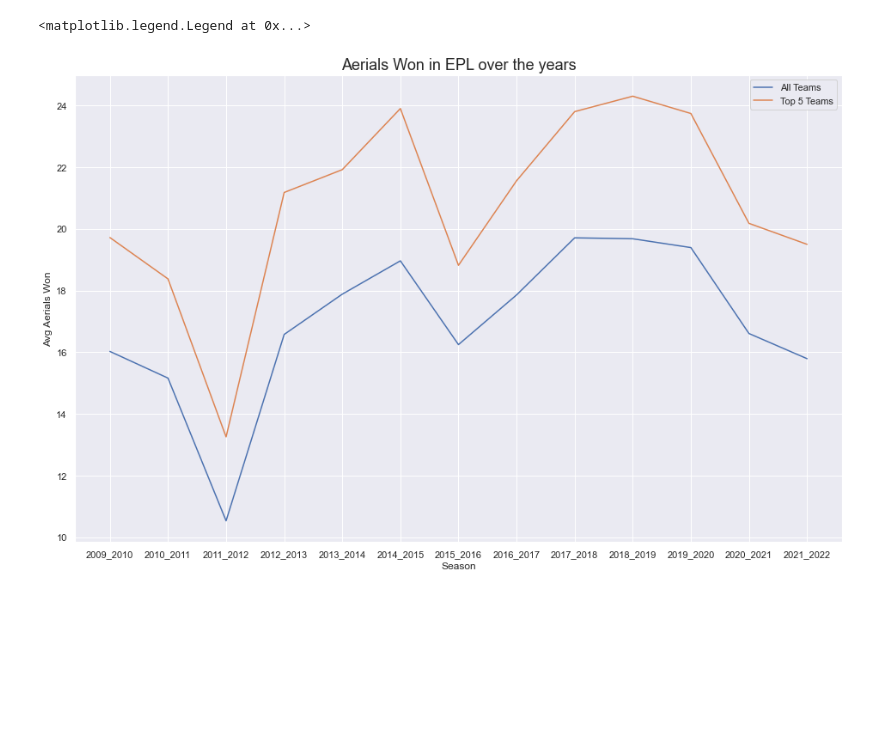
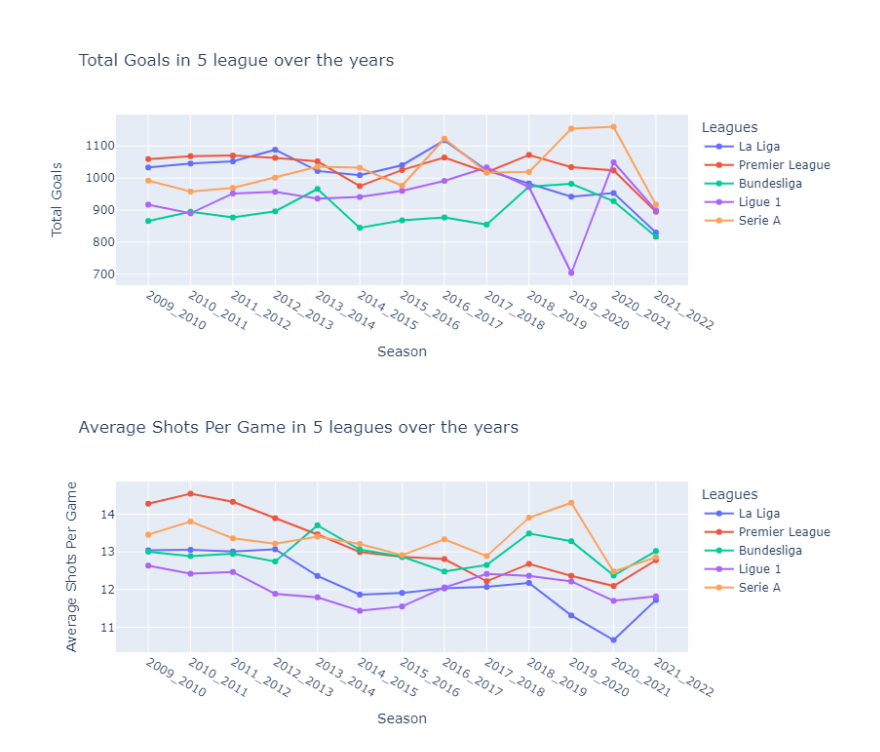
Before and after one commit to scinerd68/FootballVizualization, a Jupyter notebook: football_viz.ipynb, the cells around one changed output. Saved outputs shown, nothing was run; the diff lists cells and outputs as text; code cells hidden in the pictures; blank space fills up the shorter version.

Commit message:
Switch to plotly, complete summary stats plot, start to plot goal type plot

```diff
--- a/football_viz.ipynb
+++ b/football_viz.ipynb
@@ -1,5 +1,2 @@
 # %%
 import pandas as pd
-# %%
-# df = pd.read_csv('data/EPL/2009_2010/stage-team-stats-summary.csv')
-df = pd.read_csv('data/LaLiga/2009_2010/stage-team-stats-summary.csv')
@@ -19,2 +2,0 @@ def get_team_name(name):
-# %%
-df['Team'] = df['Team'].apply(get_team_name)
@@ -128,5 +88,3 @@ top5_team_stats_df = pd.DataFrame.from_dict(top5_team_stats)
 # %%
 import seaborn as sns
 import matplotlib.pyplot as plt
-# %%
-sns.set(rc={'figure.figsize':(16,10)})
@@ -249,9 +91,43 @@ ax.legend(fontsize=16)
-# %%
-fig, ax = plt.subplots()
-sns.lineplot(data=all_team_stats_df, x="Season", y="Avg Aerials Won", ax=ax,label="All Teams")
-sns.lineplot(data=top5_team_stats_df, x="Season", y="Avg Aerials Won", ax=ax,label="Top 5 Teams")
-ax.set_title("Aerials Won in EPL over the years", {'fontsize': 18})
-ax.legend()
-# %% [output]
-<matplotlib.legend.Legend at 0x...>
-[figure, removed]
+# %%
+laliga_all = get_all_team_stats('LaLiga')
+epl_all = get_all_team_stats('EPL')
+bundesliga_all = get_all_team_stats('Bundesliga')
+ligue1_all = get_all_team_stats('Ligue1')
+seriea_all = get_all_team_stats('SerieA')
+# %%
+fig = go.Figure()
+fig.add_scatter(x=laliga_all["Season"], y=laliga_all["Total Goals"], name="La Liga")
+fig.add_scatter(x=epl_all["Season"], y=epl_all["Total Goals"], name="Premier League")
+fig.add_scatter(x=bundesliga_all["Season"], y=bundesliga_all["Total Goals"], name="Bundesliga")
+fig.add_scatter(x=ligue1_all["Season"], y=ligue1_all["Total Goals"], name="Ligue 1")
+fig.add_scatter(x=seriea_all["Season"], y=seriea_all["Total Goals"], name="Serie A")
+fig.update_layout(
+    title="Total Goals in 5 league over the years",
+    xaxis_title="Season",
+    yaxis_title="Total Goals",
+    legend_title="Leagues",
+    # font=dict(
+    #     family="Courier New, monospace",
+    #     size=16,
+    #     color="RebeccaPurple"
+    # )
+)
+fig.show()
+# %% [output]
+[figure, added]
+# %%
+fig = go.Figure()
+fig.add_scatter(x=laliga_all["Season"], y=laliga_all["Avg Shots Pg"], name="La Liga")
+fig.add_scatter(x=epl_all["Season"], y=epl_all["Avg Shots Pg"], name="Premier League")
+fig.add_scatter(x=bundesliga_all["Season"], y=bundesliga_all["Avg Shots Pg"], name="Bundesliga")
+fig.add_scatter(x=ligue1_all["Season"], y=ligue1_all["Avg Shots Pg"], name="Ligue 1")
+fig.add_scatter(x=seriea_all["Season"], y=seriea_all["Avg Shots Pg"], name="Serie A")
+fig.update_layout(
+    title="Average Shots Per Game in 5 leagues over the years",
+    xaxis_title="Season",
+    yaxis_title="Average Shots Per Game",
+    legend_title="Leagues"
+)
+fig.show()
+# %% [output]
+[figure, added]
```
Also changed, not shown: parts of 35 cells of this notebook.
